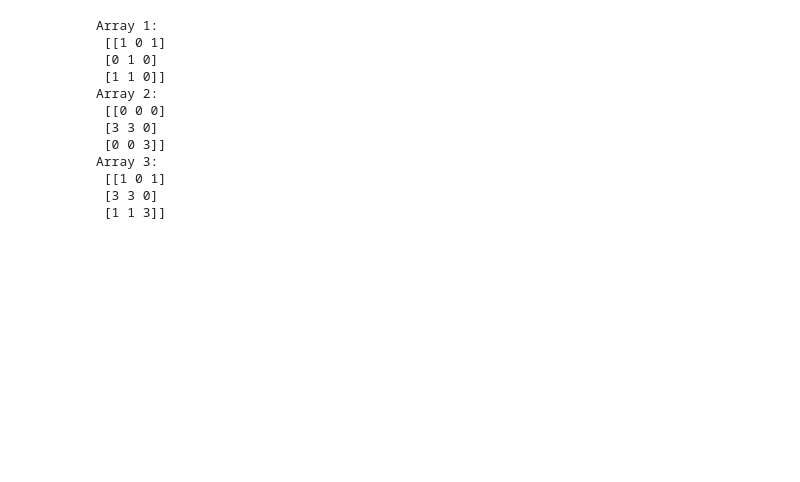
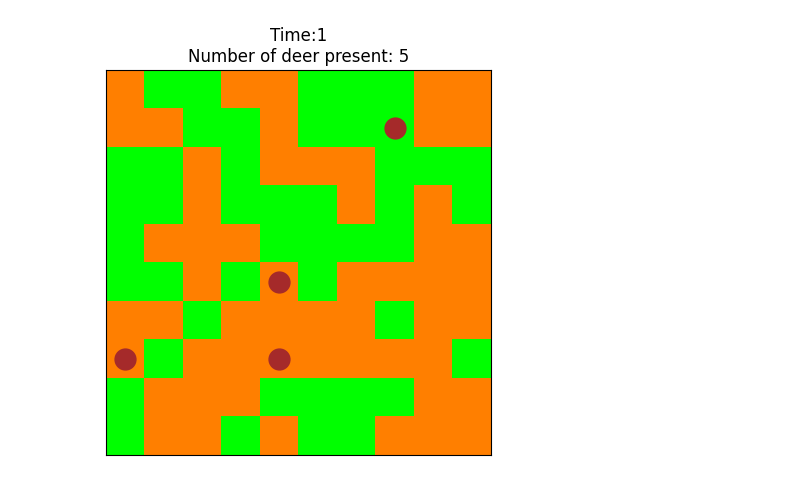
Before and after one commit to sir-sauc3/comp215-Project1, a Jupyter notebook: Trial_project2.ipynb, the cells around one changed output. Drawn from its saved outputs; the diff is of its cells as text; code cells hidden in the pictures; blank space fills up the shorter version.

```diff
--- a/Trial_project2.ipynb
+++ b/Trial_project2.ipynb
@@ -329,16 +170,0 @@ class Grazing_sim:
-# %%
-q = 0.5
-size = 20
-deer_amt = 5
-
-test = Grazing_sim(size, deer_amt, q)
-print(test.field)
-
-# loc = test.field[test.field==3]
-# print(loc)
-
-# coord = [position.location for position in loc]
-# test.draw()
-
-# run = Animation2D(test)
-# run.animate()
@@ -500,33 +171,16 @@ choosinng a cell to move to
-# %%
-import numpy as np
-
-# Create the first array with 0s and 1s
-arr1 = np.array([[1, 0, 1],
-                 [0, 1, 0],
-                 [1, 1, 0]])
-
-# Create the second array with 0s and 3s
-arr2 = np.array([[0, 0, 0],
-                 [3, 3, 0],
-                 [0, 0, 3]])
-
-# Create the third array by combining the first and second arrays
-arr3 = np.where(arr2 == 3, arr2, arr1)
-
-# Print the arrays to check the result
-print("Array 1:\n", arr1)
-print("Array 2:\n", arr2)
-print("Array 3:\n", arr3)
-# %% [output]
-Array 1:
- [[1 0 1]
- [0 1 0]
- [1 1 0]]
-Array 2:
- [[0 0 0]
- [3 3 0]
- [0 0 3]]
-Array 3:
- [[1 0 1]
- [3 3 0]
- [1 1 3]]
+# %%
+DEFAULT_IMSHOW_OPTIONS = dict(
+    cmap='Blues',
+    interpolation='none',
+    origin='upper',
+)
+
+
+def plot_2D_array(array, axes=None, title='', **options):
+    """ Plot the 2D array as an image on the given axes  1's will be dark blue, 0's will be light blue. """
+    axes = axes or plt.gca()  # If not axes are provided, draw on current axes
+    axes.set_title(title)
+    axes.set_xticks([], [])  # remove axes tick marks
+    axes.set_yticks([], [])
+    options = {**DEFAULT_IMSHOW_OPTIONS, **options}
+    axes.imshow(array, **options)
@@ -532,0 +301,13 @@ Array 3:
+# %%
+n=10
+q=0.4
+num_deer = 5
+arr = Grazing_simulation(n, q, num_deer)
+print(arr.grassland)
+
+see = Animation2D(arr)
+see.animate()
+# arr.step()
+# see.animate()
+# %% [output]
+[figure, added]
```
Also changed, not shown: parts of 15 cells of this notebook.
